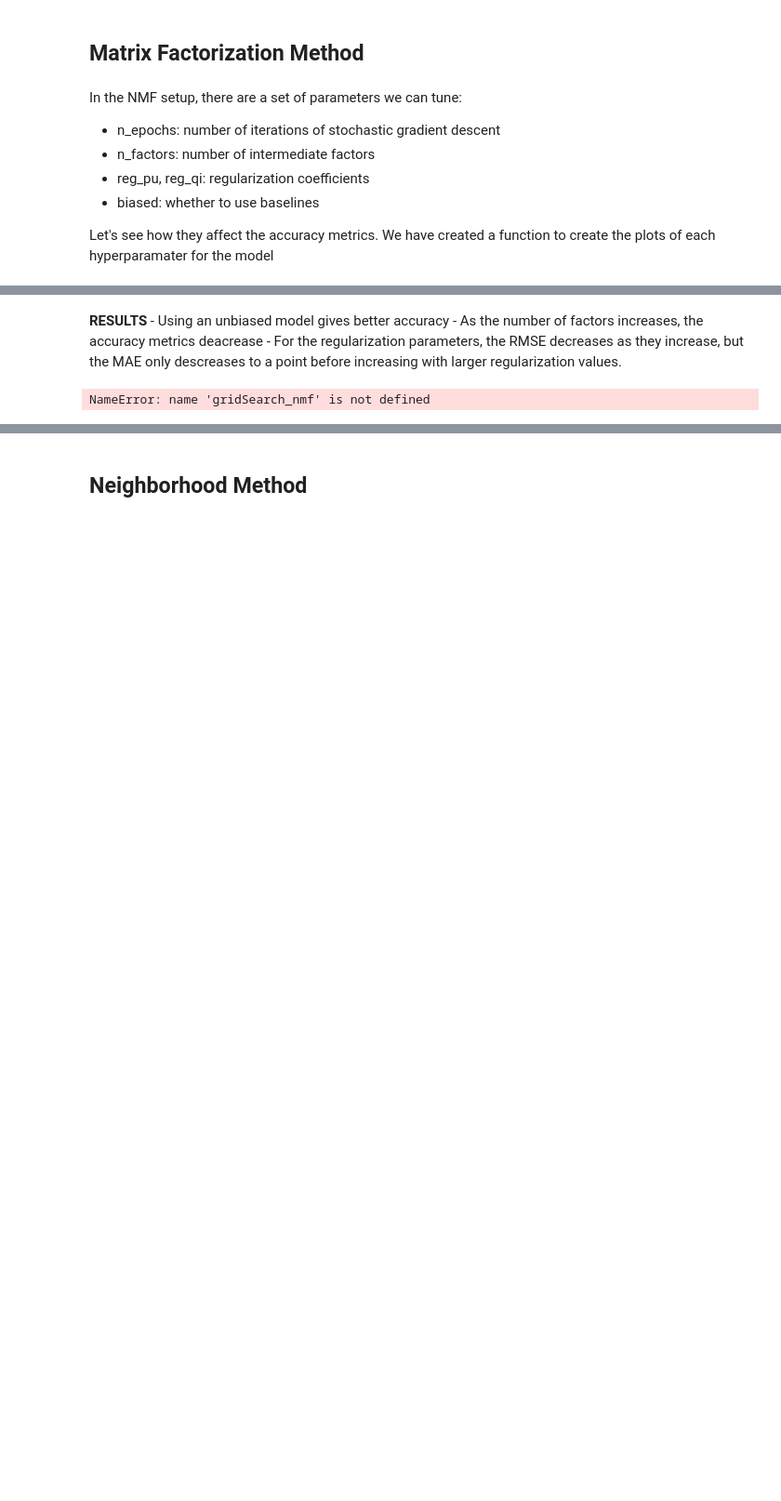
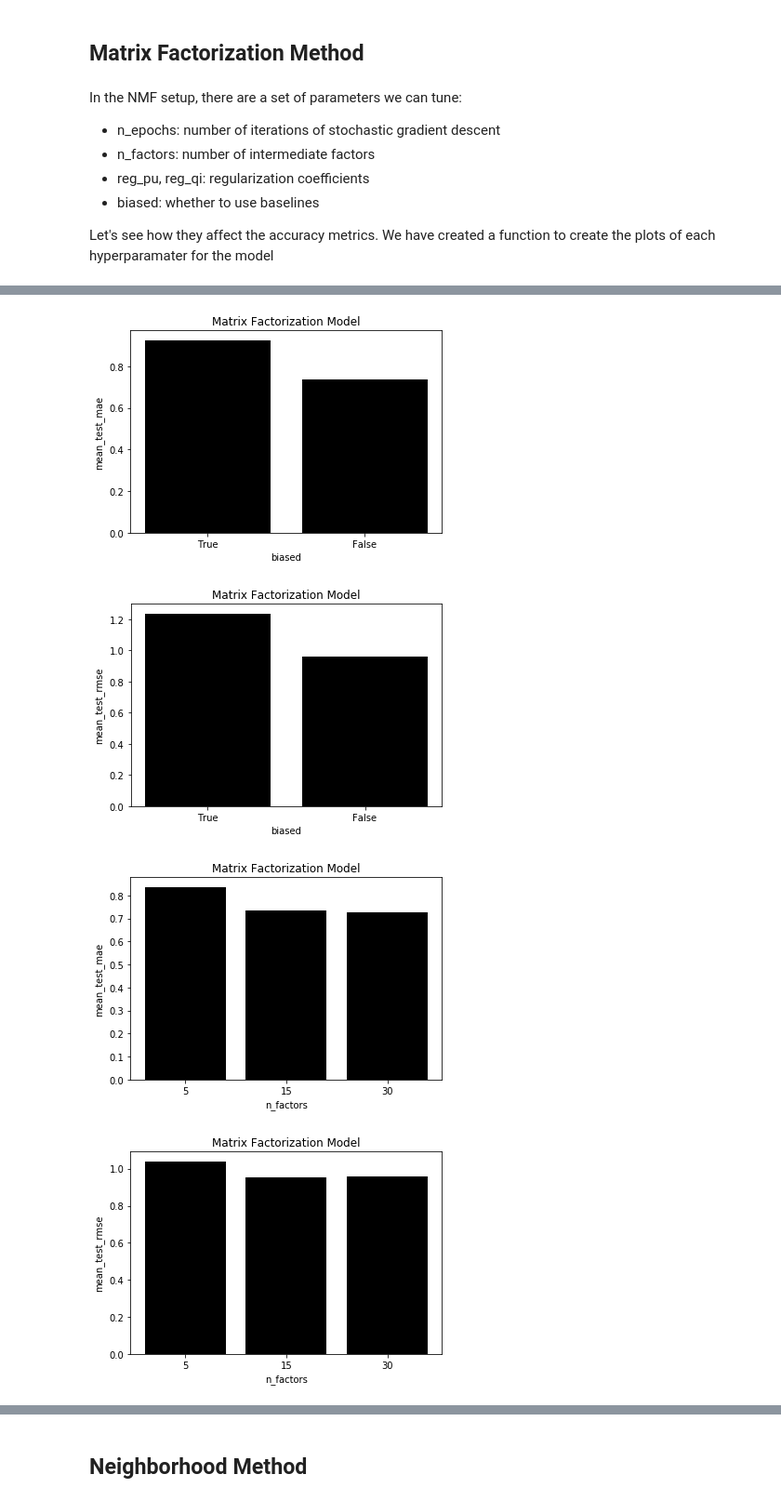
Before and after one commit to zachbogart/personalization_project, a Jupyter notebook: part1-zach.ipynb, the cells around one changed output, grey strips where cells are left out. Shown: that part at 93% size. Drawn from its saved outputs; the diff is of its cells as text; code cells hidden in the pictures; blank space fills up the shorter version.

```diff
--- a/part1-zach.ipynb
+++ b/part1-zach.ipynb
@@ -66,10 +48,10 @@ In the NMF setup, there are a set of parameters we can tune:
 
 Let's see how they affect the accuracy metrics. We have created a function to create the plots of each hyperparamater for the model
 # %%
-def plotParameterResults(gridSearchFiles):
+def plotParameterResults(gridSearchFiles, modelType):
+    bestParams = {}
     for gridSearchKey in gridSearchFiles.keys():
-
-        if "gridSearchResultsNMF" in gridSearchKey:
+        if "gridSearchResults{}".format(modelType) in gridSearchKey:
             periodIndex = gridSearchKey.find('.')
             underscoreIndex = gridSearchKey.find('_')
             param = gridSearchKey[underscoreIndex + 1:periodIndex]
@@ -79,13 +61,17 @@ def plotParameterResults(gridSearchFiles):
 
             gridSearch = gridSearchFiles[gridSearchKey]
 
-            for resultType in ['mean_test_mae', 'mean_test_rmse']:
-                x = [result for result in gridSearch["cv_results"]['param_{}'.format(param)]]
+            bestParamValue = gridSearch['bestParams'][param]
+            bestParams[param] = bestParamValue
+
+            for index, resultType in enumerate(['mean_test_mae', 'mean_test_rmse']):
+                x = [str(result) for result in gridSearch["cv_results"]['param_{}'.format(param)]]
                 y = [result for result in gridSearch["cv_results"][resultType]]
 
-                plt.plot(x, y, 'o', color='black')
+                plt.bar(x, y, color='black')
                 plt.title('Matrix Factorization Model')
                 plt.xlabel(param)
                 plt.ylabel(resultType)
                 plt.show()
                 plt.close()
+    return bestParams
@@ -105,14 +78,7 @@ plotParameterResults(resultFiles)
-# %% [markdown]
-**RESULTS**
-    - Using an unbiased model gives better accuracy
-    - As the number of factors increases, the accuracy metrics deacrease
-    - For the regularization parameters, the RMSE decreases as they increase, but the MAE only descreases to a point before increasing with larger regularization values.
-# %%
-# TODO
-# best RMSE score
-print('The best RMSE is {}'.format(gridSearch_nmf.best_score['rmse']))
-
-# combination of parameters that gave the best RMSE score
-print('The best params are {}'.format(gridSearch_nmf.best_params['rmse']))
-# %% [output]
-NameError: name 'gridSearch_nmf' is not defined
+# %%
+bestParamsNMF = plotParameterResults(resultFiles, 'NMF')
+# %% [output]
+[figure, added]
+[figure, added]
+[figure, added]
+[figure, added]
```
Also changed, not shown: parts of 17 cells of this notebook.
